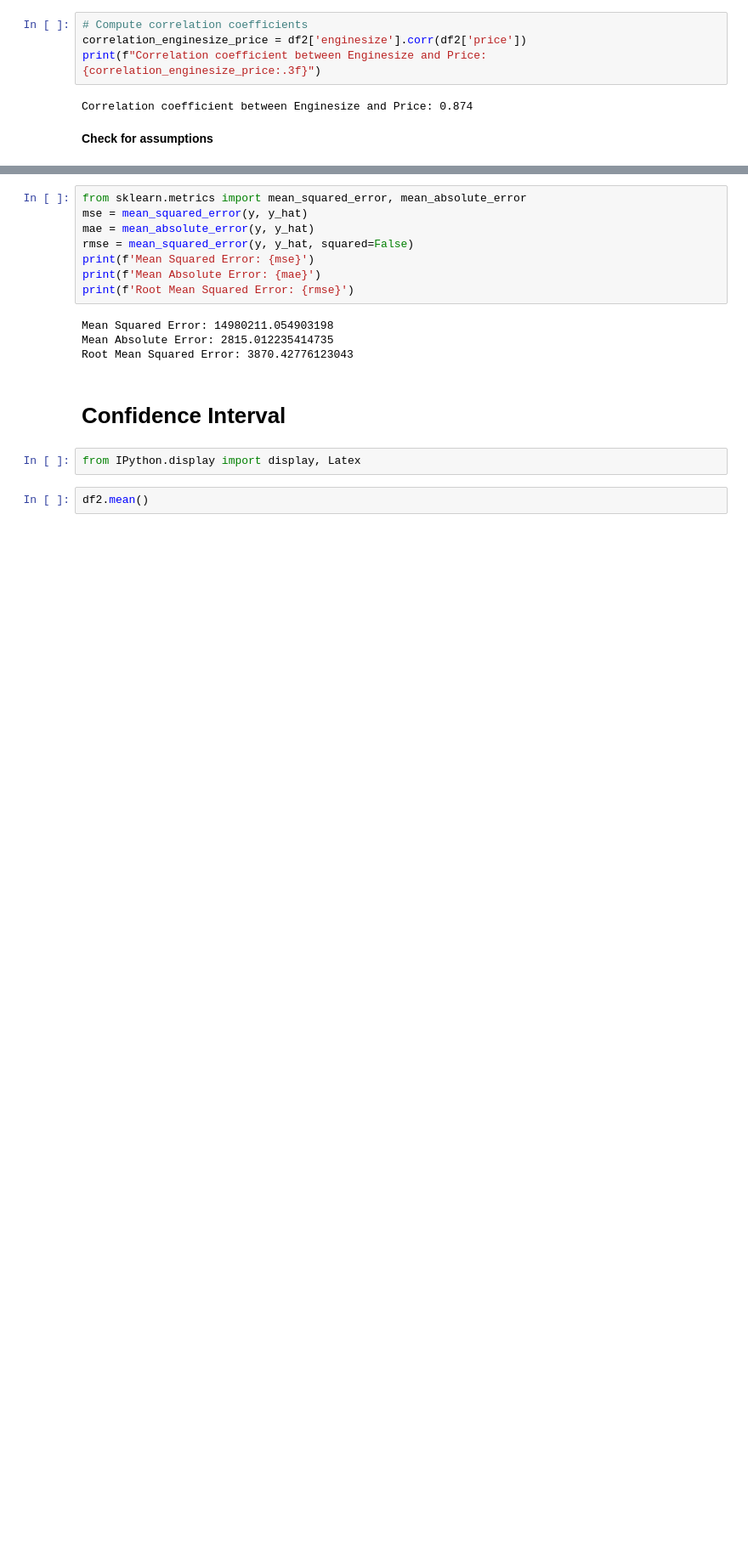
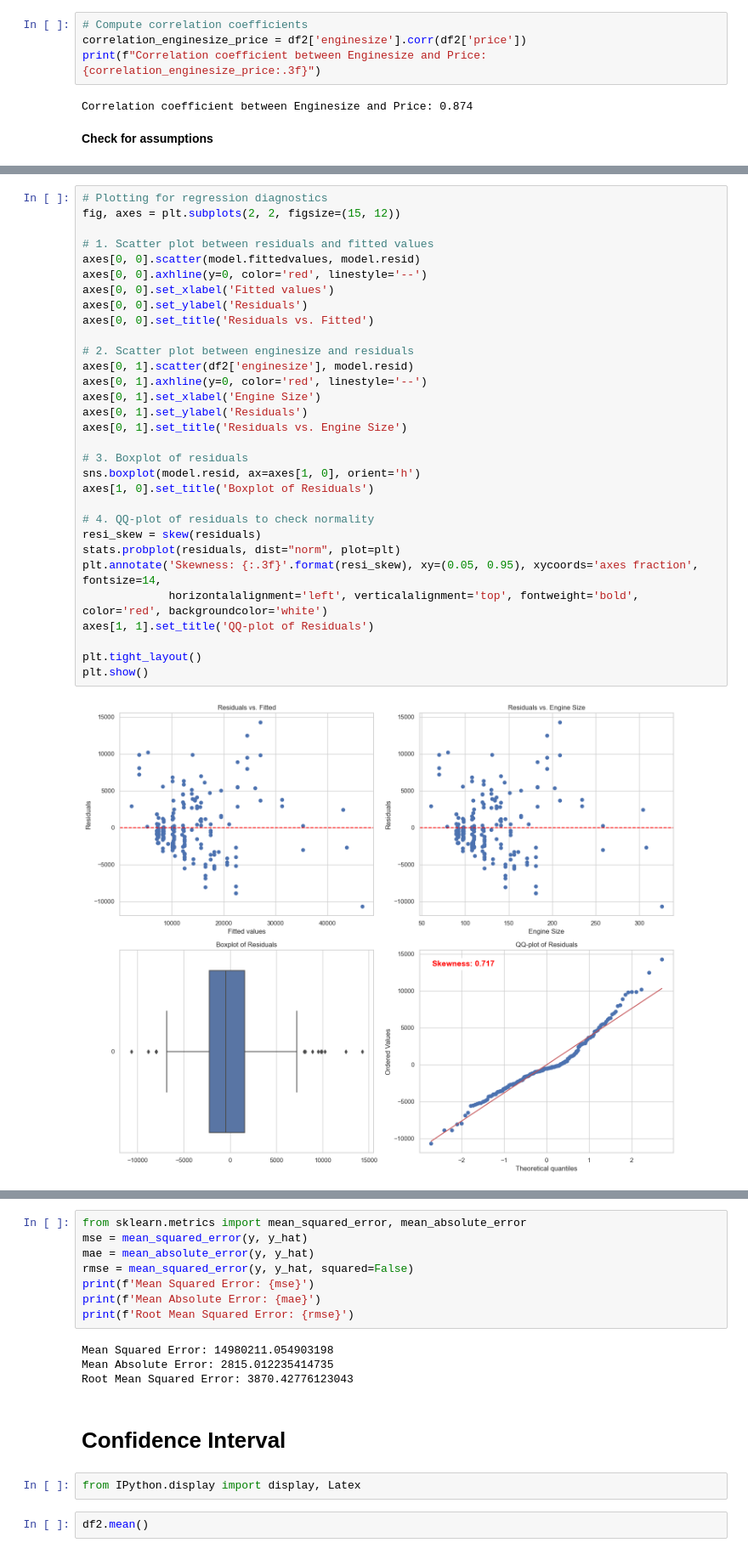
Before and after one commit to haingocnguyen/Used-Car-Price-Prediction, a Jupyter notebook: src/QuantitativeData.ipynb, the cells around one changed output, grey strips where cells are left out. Shown: that part at 85% size. Cells and saved outputs as stored; diff of their text form; blank space fills up the shorter version.

```diff
--- a/src/QuantitativeData.ipynb
+++ b/src/QuantitativeData.ipynb
@@ -371,0 +347,33 @@ fig_residual.show()
+# %%
+# Plotting for regression diagnostics
+fig, axes = plt.subplots(2, 2, figsize=(15, 12))
+
+# 1. Scatter plot between residuals and fitted values
+axes[0, 0].scatter(model.fittedvalues, model.resid)
+axes[0, 0].axhline(y=0, color='red', linestyle='--')
+axes[0, 0].set_xlabel('Fitted values')
+axes[0, 0].set_ylabel('Residuals')
+axes[0, 0].set_title('Residuals vs. Fitted')
+
+# 2. Scatter plot between enginesize and residuals
+axes[0, 1].scatter(df2['enginesize'], model.resid)
+axes[0, 1].axhline(y=0, color='red', linestyle='--')
+axes[0, 1].set_xlabel('Engine Size')
+axes[0, 1].set_ylabel('Residuals')
+axes[0, 1].set_title('Residuals vs. Engine Size')
+
+# 3. Boxplot of residuals
+sns.boxplot(model.resid, ax=axes[1, 0], orient='h')
+axes[1, 0].set_title('Boxplot of Residuals')
+
+# 4. QQ-plot of residuals to check normality
+resi_skew = skew(residuals)
+stats.probplot(residuals, dist="norm", plot=plt)
+plt.annotate('Skewness: {:.3f}'.format(resi_skew), xy=(0.05, 0.95), xycoords='axes fraction', fontsize=14,
+             horizontalalignment='left', verticalalignment='top', fontweight='bold', color='red', backgroundcolor='white')
+axes[1, 1].set_title('QQ-plot of Residuals')
+
+plt.tight_layout()
+plt.show()
+# %% [output]
+[figure, added]
```
Also changed, not shown: parts of 17 cells of this notebook.
